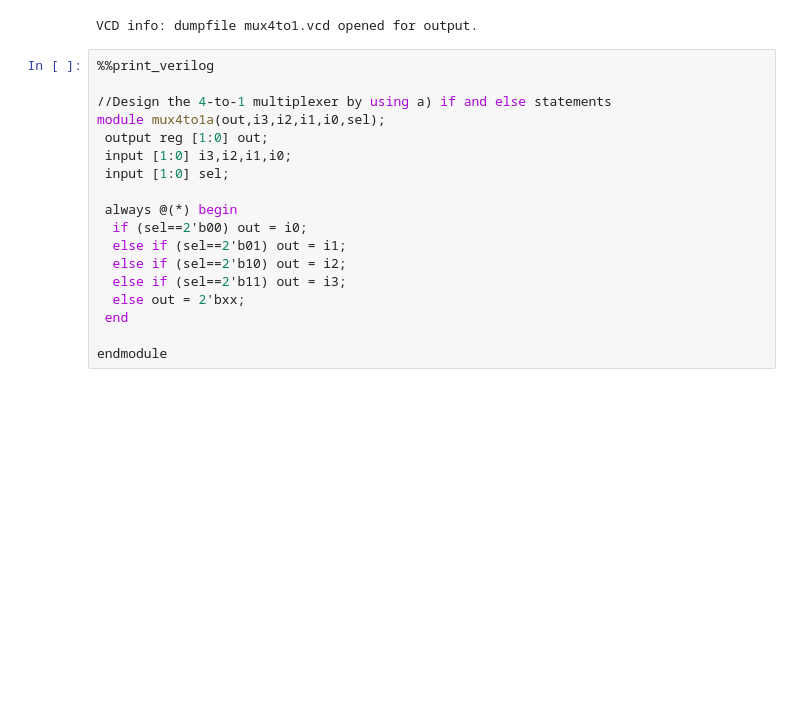
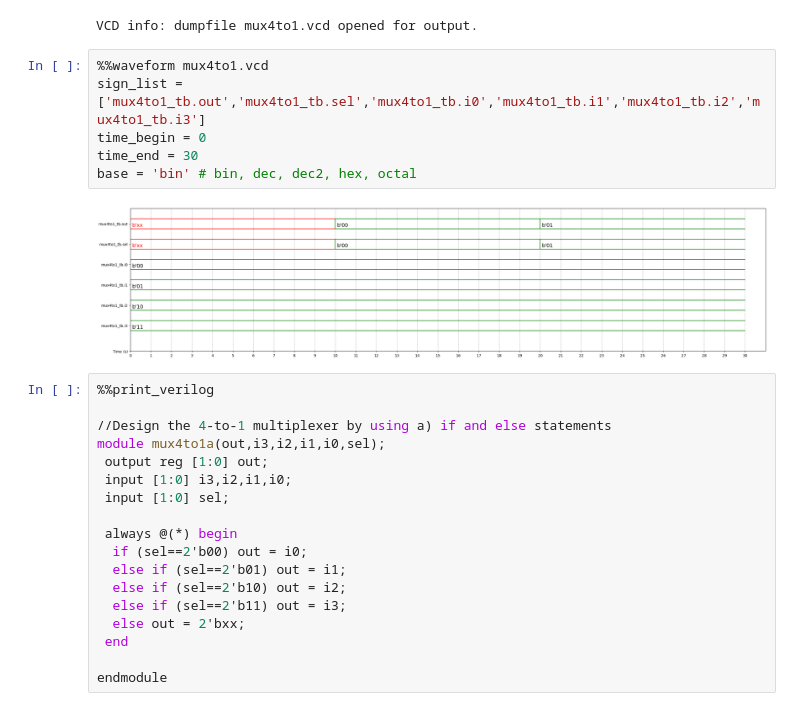
Before and after one commit to Varshan98/Suriya_DSL_HW, a Jupyter notebook: HW3_VerilogGitPractice.ipynb, the cells around one changed output. Drawn from its saved outputs; the diff is of its cells as text; blank space fills up the shorter version.

```diff
--- a/HW3_VerilogGitPractice.ipynb
+++ b/HW3_VerilogGitPractice.ipynb
@@ -988,6 +988,14 @@ module mux4to1_tb;
 endmodule
 # %% [output]
 VCD info: dumpfile mux4to1.vcd opened for output.
+# %%
+%%waveform mux4to1.vcd
+sign_list = ['mux4to1_tb.out','mux4to1_tb.sel','mux4to1_tb.i0','mux4to1_tb.i1','mux4to1_tb.i2','mux4to1_tb.i3']
+time_begin = 0
+time_end = 30
+base = 'bin' # bin, dec, dec2, hex, octal
+# %% [output]
+[figure, added]
 # %%
 %%print_verilog
 
```
Also changed, not shown: parts of 3 cells of this notebook.
